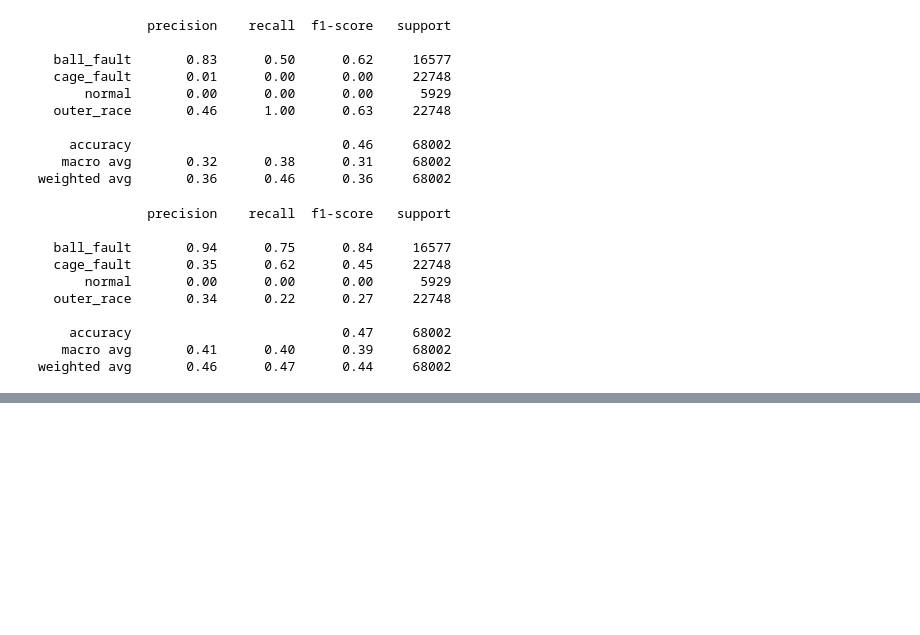
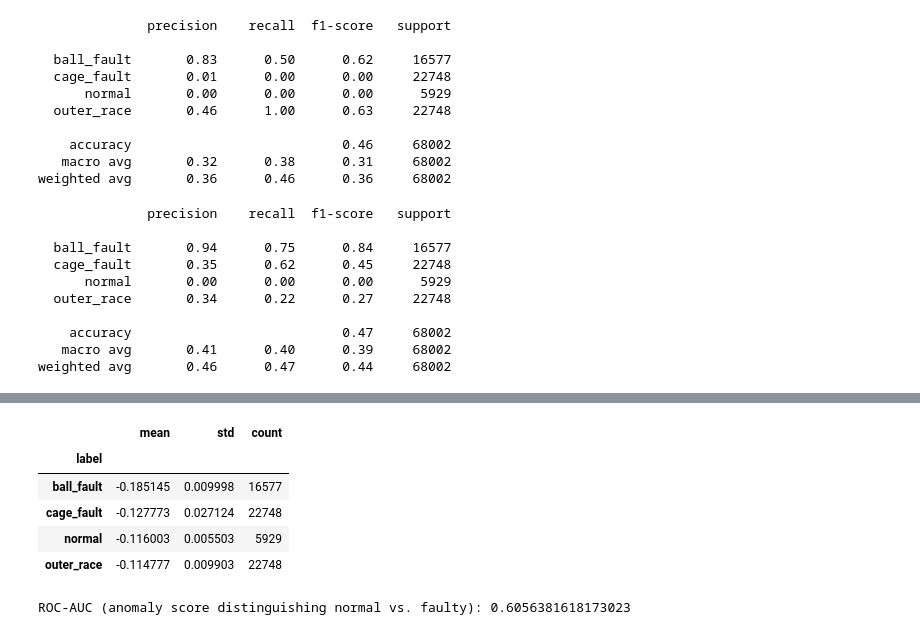
Before and after one commit to yashhorseman/bearing-fault-detection, a Jupyter notebook: notebooks/mafaulda.ipynb, the cells around one changed output, grey strips where cells are left out. Cells and saved outputs as stored; diff of their text form; code cells hidden in the pictures; blank space fills up the shorter version.

```diff
--- a/notebooks/mafaulda.ipynb
+++ b/notebooks/mafaulda.ipynb
@@ -470,0 +583,18 @@ weighted avg       0.46      0.47      0.44     68002
+# %%
+overhang_all = overhang_all.copy()
+overhang_all["anomaly_score"] = anomaly_scores
+overhang_all.groupby("label")["anomaly_score"].agg(["mean", "std", "count"])
+# %% [output]
+|  | mean | std | count |
+| label |  |  |  |
+| ball_fault | -0.185145 | 0.009998 | 16577 |
+| cage_fault | -0.127773 | 0.027124 | 22748 |
+| normal | -0.116003 | 0.005503 | 5929 |
+| outer_race | -0.114777 | 0.009903 | 22748 |
+# %%
+from sklearn.metrics import roc_auc_score
+
+auc = roc_auc_score(actual_is_normal.astype(int), anomaly_scores)
+print("ROC-AUC (anomaly score distinguishing normal vs. faulty):", auc)
+# %% [output]
+ROC-AUC (anomaly score distinguishing normal vs. faulty): 0.6056381618173023
```
Also changed, not shown: parts of 10 cells of this notebook.
